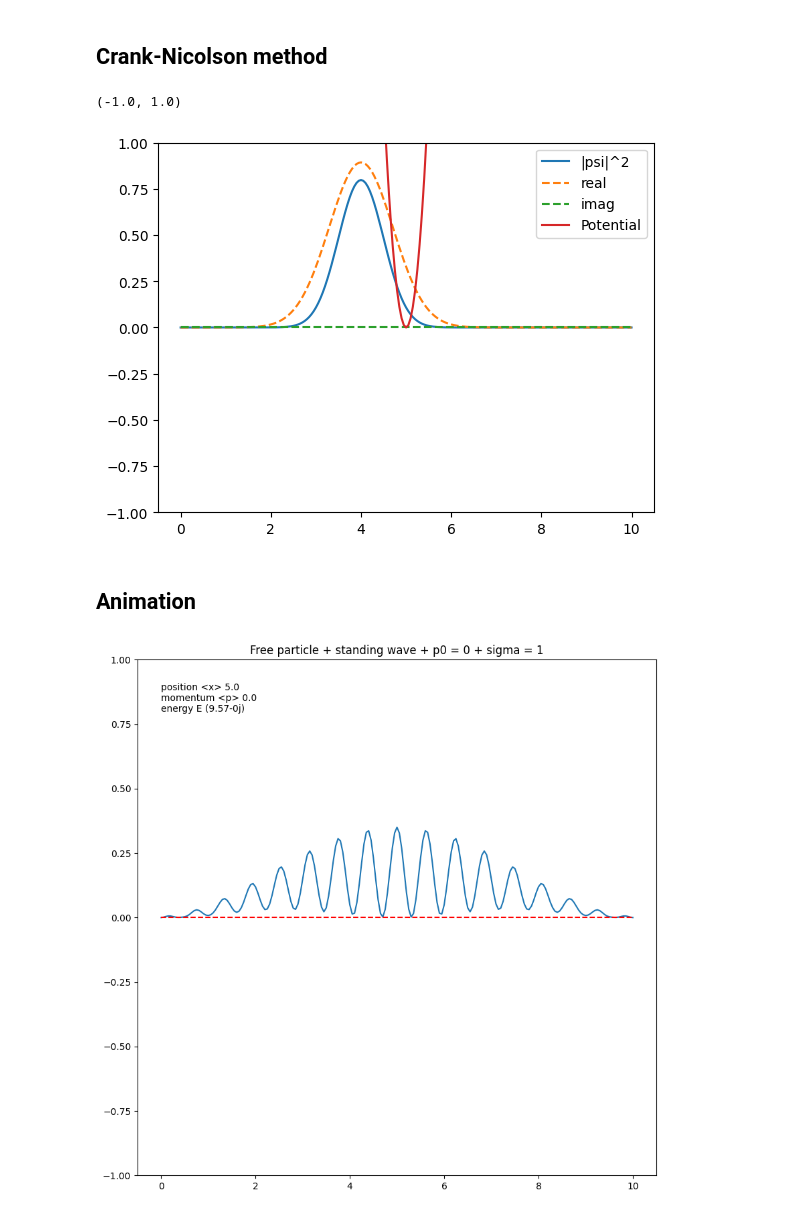
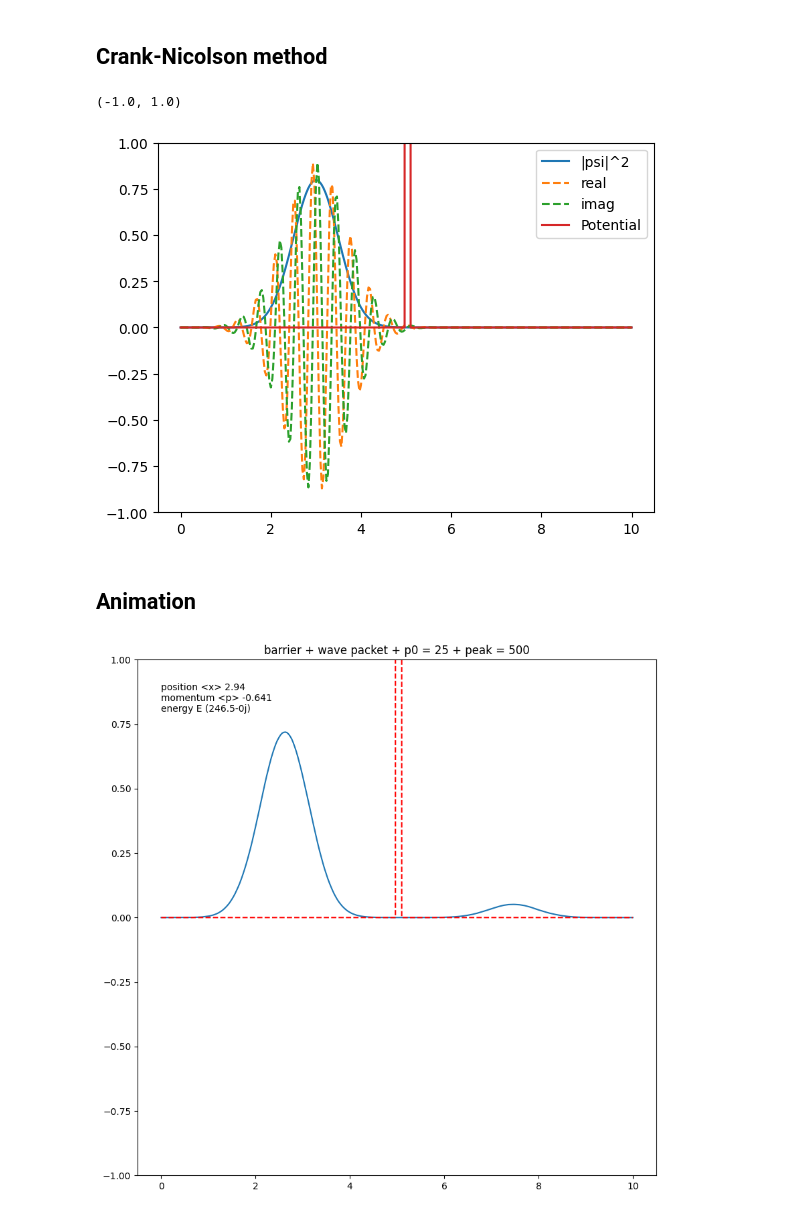
Before and after one commit to sushiTonpai/schrodinger, a Jupyter notebook: Time_dependent_schrodinger.ipynb, the cells around one changed output. Saved outputs shown, nothing was run; the diff lists cells and outputs as text; code cells hidden in the pictures.

Commit message:
update plots and plot code

```diff
--- a/Time_dependent_schrodinger.ipynb
+++ b/Time_dependent_schrodinger.ipynb
@@ -46,14 +46,14 @@ from scipy import sparse
 import os
 # %%
 # System parameters
-N = 201
+N = 301
 # positive length
 L = 10
 # grid
 x,dx = np.linspace(0,L, N , retstep= True)
 # time parameters
 Nt = 20000
-dt = 1e-4
+dt = 1e-5
 # %%
 # gaussain wave package generator
 def gen_gaussian(x,x0,sigma, p0):
@@ -87,7 +87,7 @@ def V_barrier(x,peak):
     arr = x.copy()
     arr[:] = 0
     left = int(len(x) * 1/2)
-    right = int(len(x) * (1/2 + 1/300))
+    right = int(len(x) * (1/2 + 1/100))
     arr[left:right]  = peak
     return arr
 
@@ -193,13 +193,13 @@ def CMN(psi0,V):
     return psi
 # %%
 # psi0 as gaussian
-psi = gen_gaussian(x, x0 = 4 , sigma = 1/2 , p0 = 0)
+psi = gen_gaussian(x, x0 = 3 , sigma = 1/2 , p0 = 25)
 
 # #psi0 as sine
 # psi = gen_sine(x,1)
 # psi2 = gen_sine(x,2)
 # potential init
-V0 = V_harmonic(x,k= 10)
+V0 = V_barrier(x,peak = 500)
 # %%
 plt.plot(x, density(psi), label = '|psi|^2')
 plt.plot(x, psi.real, '--', label = 'real')
@@ -217,7 +217,7 @@ plt.ylim(-1,1)
 # plt.savefig(output_file)
 # %% [output]
 (-1.0, 1.0)
-[figure, old version]
+[figure, new version]
 # %%
 # simulation
 psi_m00 = simulation(psi.astype(complex),V0)
@@ -231,7 +231,7 @@ from matplotlib.animation import FuncAnimation
 import os
 import sys
 # method used
-method = ""
+method = "CNM"
 
 if method == "FD":
     psi_mm = psi_m00
@@ -246,7 +246,7 @@ fig,ax = plt.subplots(figsize  = (10,10))
 line, = ax.plot(x,density(psi_mm[0,:]))
 line2, = ax.plot(x, V0 , '--' ,color = 'r')
 frame_skip = 20
-title = "Free particle + standing wave + p0 = 0 + sigma = 1"
+title = "barrier + wave packet + p0 = 25 + peak = 500"
 
 #calculate position
 def text_pos(sframe):
@@ -259,31 +259,31 @@ def text_energy(sframe):
     return f'energy E {round(get_e(psi_mm[sframe,:],V0),2)}'
 txt = ax.text(0 , 0.85 ,f'{text_pos(0)} \n{text_momentum(0)} \n{text_energy(0)}', ha='left', va='center', fontsize=10, color="black")
 plt.title(title)
 plt.ylim(-1,1)
 
 # function update 1d wave over time
 def update(frame):
     line.set_ydata(density(psi_mm[frame_skip * frame,:]))
     txt.set_text(f'{text_pos(frame_skip*frame)} \n{text_momentum(frame_skip*frame)} \n{text_energy(frame_skip * frame)}')
     return line, txt,
 
 
 
 #number of frames
 nframes = len(psi_mm) // frame_skip
 
 ani = FuncAnimation(fig,update, frames = nframes, interval = 1, blit = True)
 
 
 # save animation
 file_format = 'gif'
 file_name = f'{method} 1D TDSE {title}'
 
 directory = '/Users/Windows10/Desktop/schrodinger/animation'
 output_file = os.path.join(directory, f'{file_name}.{file_format}')
 
 ani.save(output_file, writer='pillow', fps=15)
 
 plt.show()
 # %% [output]
-[figure, old version]
+[figure, new version]
```
Also changed, not shown: parts of 4 cells of this notebook, 2 other files.
